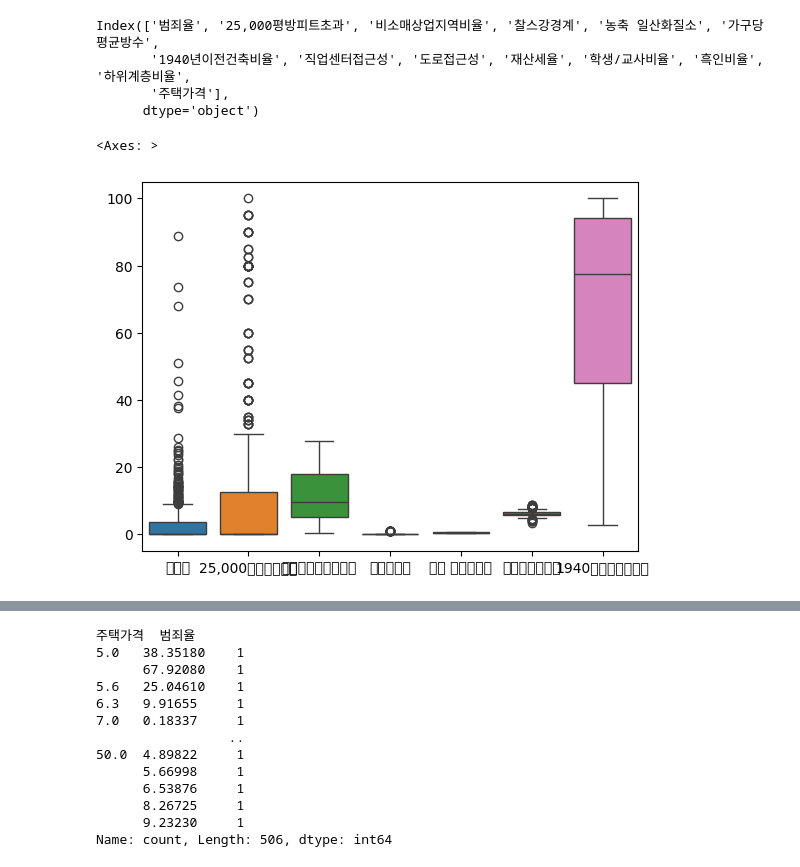
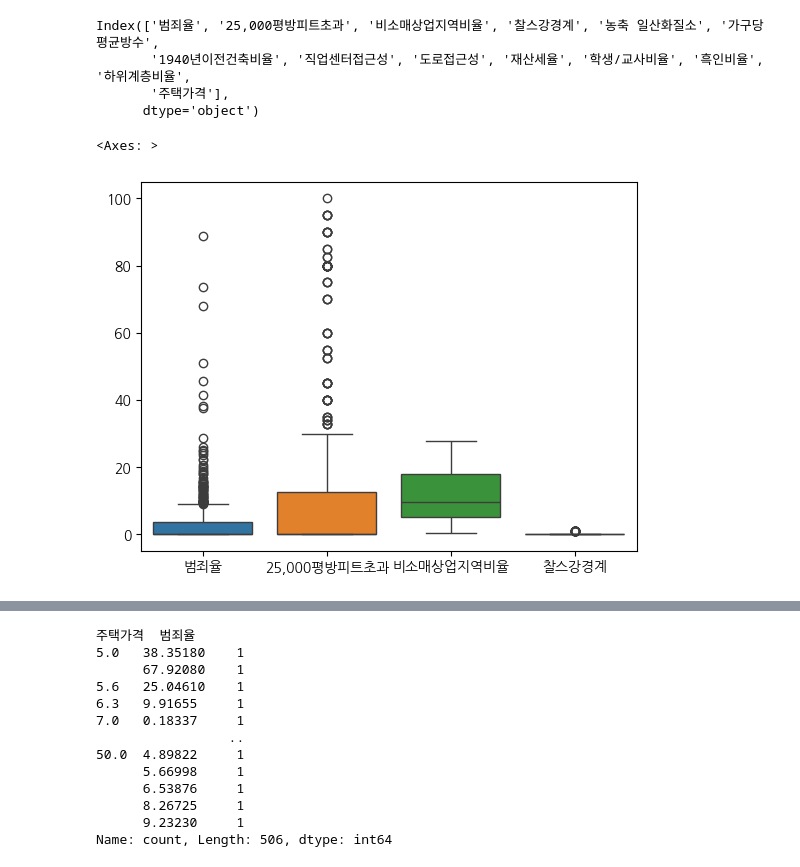
Before and after one commit to Minseos/-, a Jupyter notebook: 06_machine_learning/14_회귀분석_보스턴집값예측_라쏘_릿지_엘라스틱넷_내가.ipynb, the cells around one changed output, grey strips where cells are left out. Cells and saved outputs as stored; diff of their text form; code cells hidden in the pictures.

```diff
--- a/06_machine_learning/14_회귀분석_보스턴집값예측_라쏘_릿지_엘라스틱넷_내가.ipynb
+++ b/06_machine_learning/14_회귀분석_보스턴집값예측_라쏘_릿지_엘라스틱넷_내가.ipynb
@@ -56,7 +59,7 @@ Index(['범죄율', '25,000평방피트초과', '비소매상업지역비율', '
        '주택가격'],
       dtype='object')
 # %%
-sns.boxplot(data[['범죄율', '25,000평방피트초과', '비소매상업지역비율', '찰스강경계', '농축 일산화질소', '가구당평균방수', '1940년이전건축비율']])
+sns.boxplot(data[['범죄율', '25,000평방피트초과', '비소매상업지역비율', '찰스강경계']])
 # %% [output]
 <Axes: >
-[figure, old version]
+[figure, new version]
```
Also changed, not shown: parts of 62 cells of this notebook, 1 other file.
